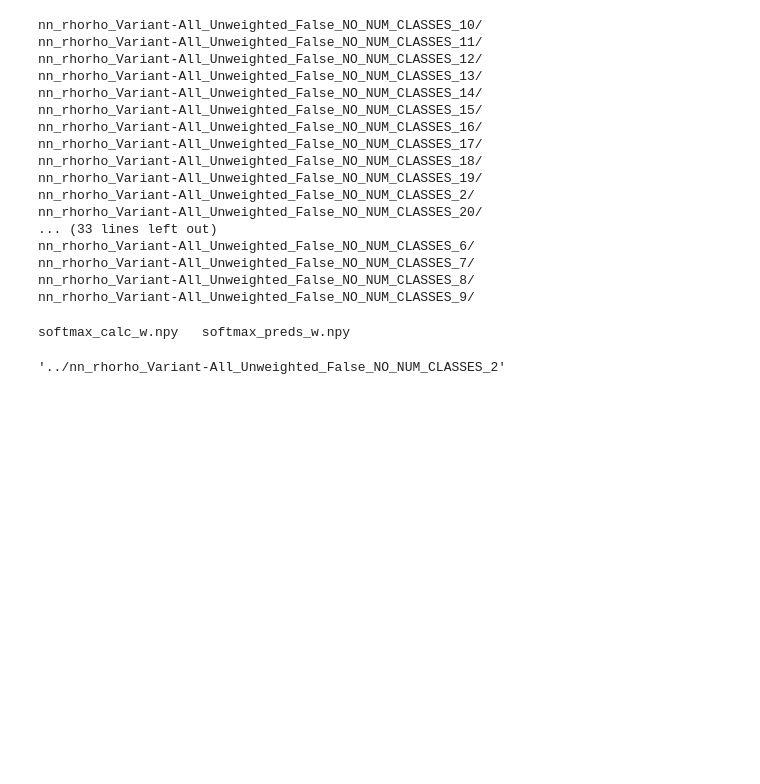
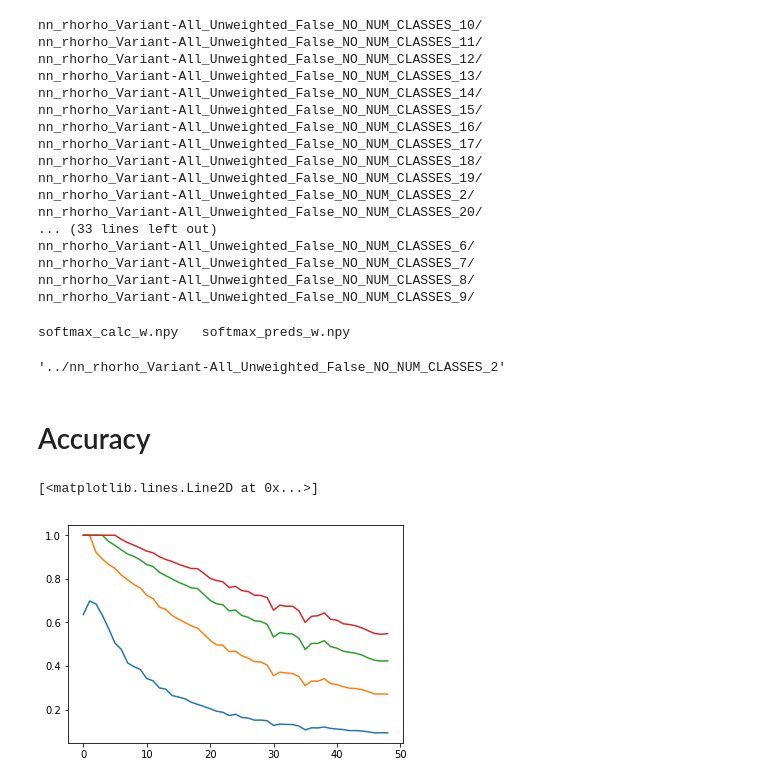
Before and after one commit to klasocha/HiggsCP, a Jupyter notebook: notebooks/Analyze_different_class_num.ipynb, the cells around one changed output. Drawn from its saved outputs; the diff is of its cells as text; code cells hidden in the pictures; blank space fills up the shorter version.

Commit message:
Different classes num analysys results

```diff
--- a/notebooks/Analyze_different_class_num.ipynb
+++ b/notebooks/Analyze_different_class_num.ipynb
@@ -33,14 +33,24 @@ filenames[0]
 # %% [output]
 '../nn_rhorho_Variant-All_Unweighted_False_NO_NUM_CLASSES_2'
 # %%
-def calculate_metrics(directory):
+def calculate_metrics(directory, num_class):
     calc_w = np.load(os.path.join(directory, 'softmax_calc_w.npy'))
     preds_w = np.load(os.path.join(directory, 'softmax_preds_w.npy'))
     pred_arg_maxs = np.argmax(preds_w, axis=1)
     calc_arg_maxs = np.argmax(calc_w, axis=1)
-    print(calc_w.shape)
-    print(preds_w.shape)
     calc_pred_argmaxs_distances = np.min(
        np.stack(
-           [np.abs(pred_arg_maxs-calc_arg_maxs), (num_classes - np.abs(pred_arg_maxs-calc_arg_maxs))]
+           [np.abs(pred_arg_maxs-calc_arg_maxs), (num_class - np.abs(pred_arg_maxs-calc_arg_maxs))]
        ), axis=0)
+    acc0 = (calc_pred_argmaxs_distances <= 0).mean()
+    acc1 = (calc_pred_argmaxs_distances <= 1).mean()
+    acc2 = (calc_pred_argmaxs_distances <= 2).mean()
+    acc3 = (calc_pred_argmaxs_distances <= 3).mean()
+
+    mse = np.mean(calc_pred_argmaxs_distances)
+    l1_delta_w = np.mean(np.abs(calc_w - preds_w))
+    l2_delta_w = np.sqrt(np.mean((calc_w - preds_w)**2))
+
+    return np.array([acc0, acc1, acc2, acc3, mse, l1_delta_w, l2_delta_w])
+# %%
+metrics = [calculate_metrics(filenames[i], i+2) for i in range(49)]
@@ -46,0 +59,12 @@ def calculate_metrics(directory):
+# %%
+metrics = np.stack(metrics)
+# %% [markdown]
+# Accuracy
+# %%
+plt.plot(metrics[:, 0])
+plt.plot(metrics[:, 1])
+plt.plot(metrics[:, 2])
+plt.plot(metrics[:, 3])
+# %% [output]
+[<matplotlib.lines.Line2D at 0x...>]
+[figure, added]
```
Also changed, not shown: parts of 6 cells of this notebook.
